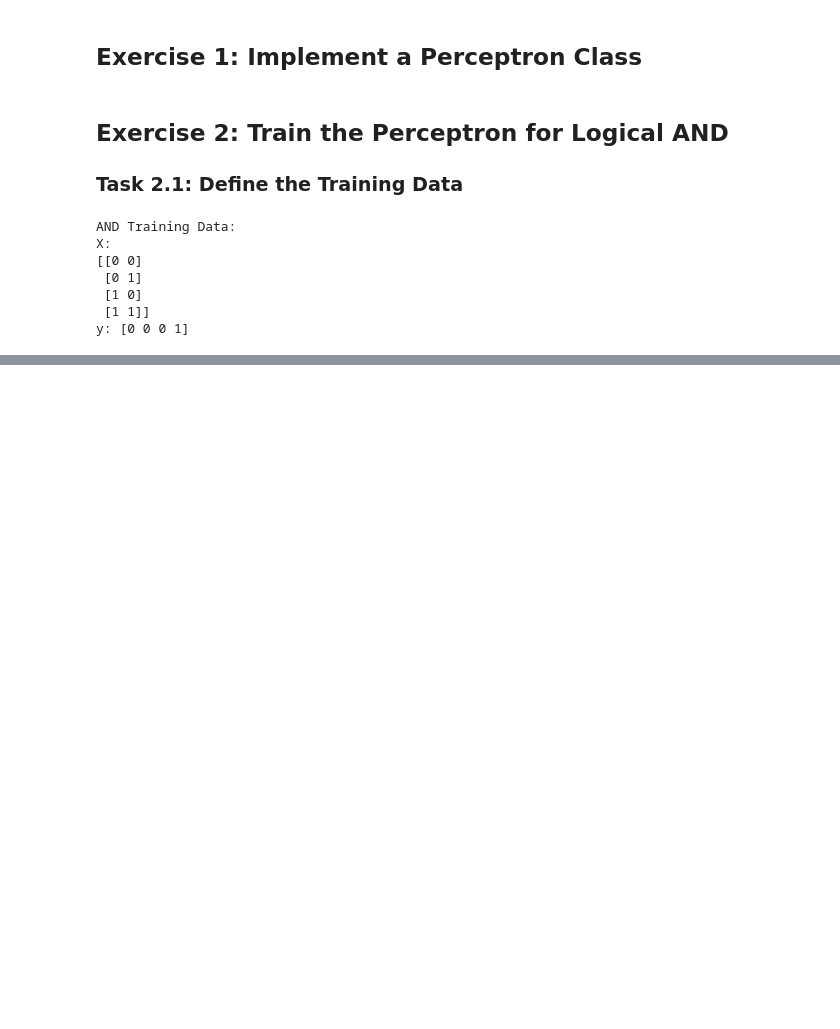
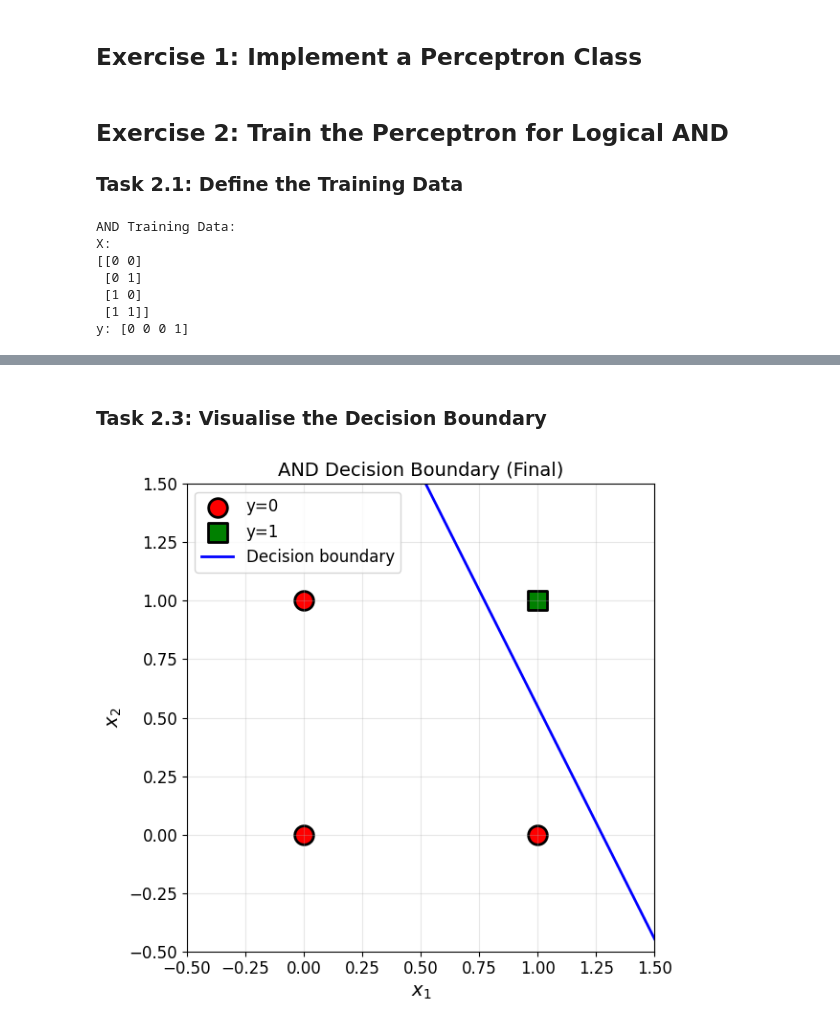
Before and after one commit to KarolisBz/ARTIFICIAL-INTELLIGENCE-LABS, a Jupyter notebook: Lab1.ipynb, the cells around one changed output, grey strips where cells are left out. Drawn from its saved outputs; the diff is of its cells as text; code cells hidden in the pictures; blank space fills up the shorter version.

```diff
--- a/Lab1.ipynb
+++ b/Lab1.ipynb
@@ -152,0 +198,69 @@ y: [0 0 0 1]
+# %% [markdown]
+### Task 2.3: Visualise the Decision Boundary
+# %%
+# Plotting function
+def plot_decision_boundary(X, y, weights, bias, title="Decision Boundary", ax=None):
+    """
+    Plot data points and decision boundary.
+
+    Parameters:
+    -----------
+    X : array-like, shape (n_samples, 2)
+        Input data points
+    y : array-like, shape (n_samples,)
+        Labels (0 or 1)
+    weights : array-like, shape (2,)
+        Perceptron weights [w1, w2]
+    bias : float
+        Perceptron bias
+    title : str
+        Plot title
+    ax : matplotlib axis (optional)
+        Axis to plot on. If None, creates new figure.
+    """
+    if ax is None:
+        fig, ax = plt.subplots(figsize=(8, 6))
+
+    # Plot points
+    for i in range(len(X)):
+        if y[i] == 0:
+            ax.scatter(X[i, 0], X[i, 1], c='red', marker='o', s=200,
+                      edgecolors='black', linewidths=2, label='y=0' if i == 0 else '')
+        else:
+            ax.scatter(X[i, 0], X[i, 1], c='green', marker='s', s=200,
+                      edgecolors='black', linewidths=2, label='y=1' if i == 3 else '')
+
+    # Plot decision boundary
+    # Line: w1*x1 + w2*x2 + b = 0
+    # => x2 = -(w1/w2)*x1 - b/w2
+
+    x1_range = np.linspace(-0.5, 1.5, 100)
+
+    if abs(weights[1]) > 1e-10:  # Avoid division by zero
+        x2_boundary = -(weights[0] / weights[1]) * x1_range - (bias / weights[1])
+        ax.plot(x1_range, x2_boundary, 'b-', linewidth=2, label='Decision boundary')
+    else:
+        # Vertical line case
+        if abs(weights[0]) > 1e-10:
+            x1_boundary = -bias / weights[0]
+            ax.axvline(x=x1_boundary, color='b', linewidth=2, label='Decision boundary')
+
+    # Formatting
+    ax.set_xlim(-0.5, 1.5)
+    ax.set_ylim(-0.5, 1.5)
+    ax.set_xlabel('$x_1$', fontsize=14)
+    ax.set_ylabel('$x_2$', fontsize=14)
+    ax.set_title(title, fontsize=14)
+    ax.grid(True, alpha=0.3)
+    ax.legend(loc='upper left')
+    ax.set_aspect('equal')
+
+    return ax
+
+# Test the plotting function with the trained AND perceptron
+plot_decision_boundary(X_and, y_and, perceptron_and.weights, perceptron_and.bias,
+                       "AND Decision Boundary (Final)")
+plt.tight_layout()
+plt.show()
+# %% [output]
+[figure, added]
```
Also changed, not shown: parts of 2 cells of this notebook.
